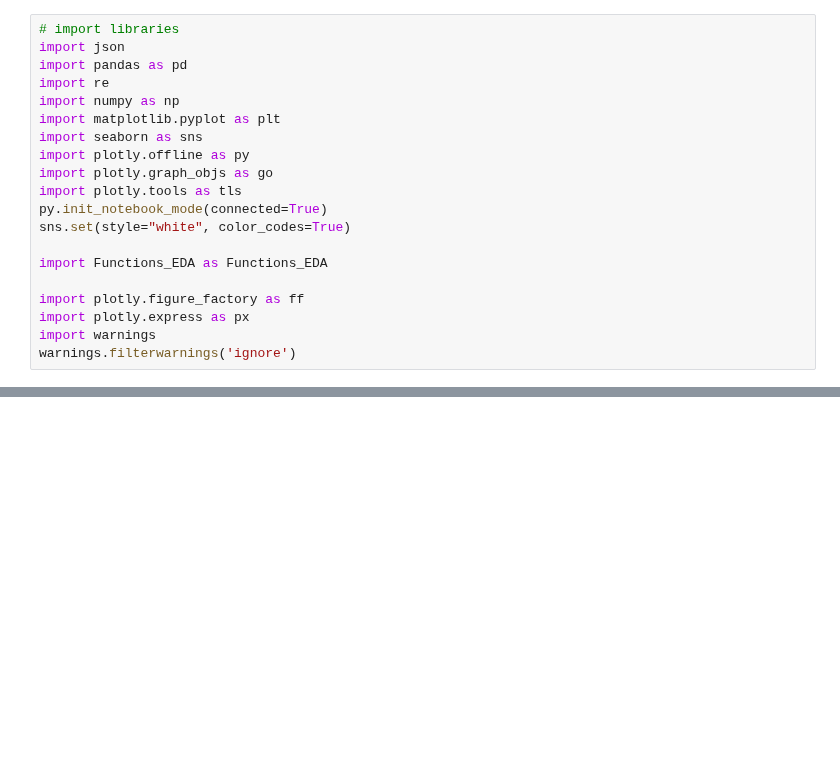
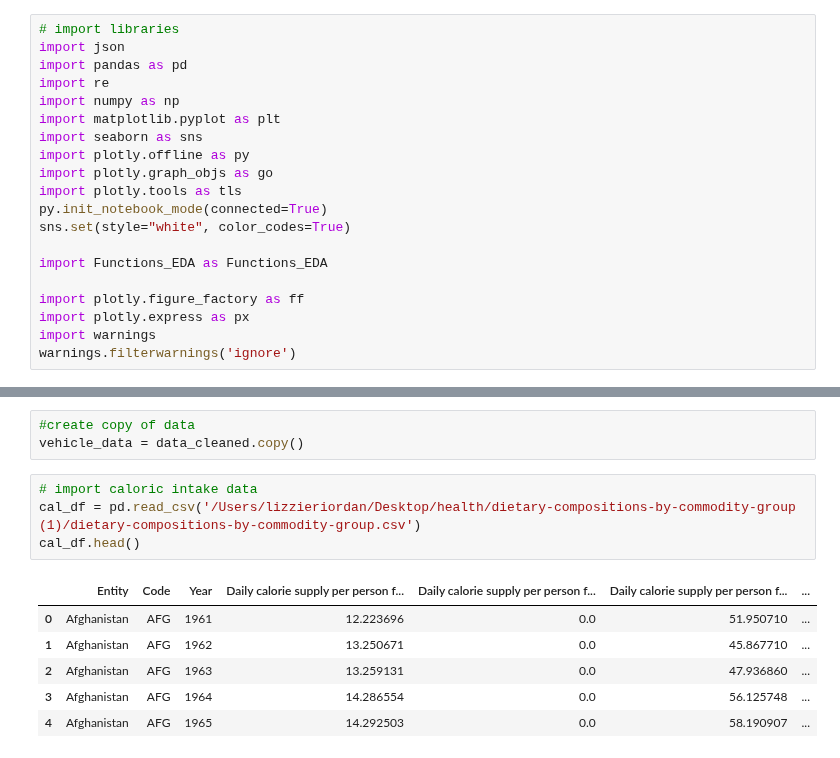
Before and after one commit to lizziefay/health_EDA, a Jupyter notebook: obesity_rates.ipynb, the cells around one changed output, grey strips where cells are left out. Drawn from its saved outputs; the diff is of its cells as text; blank space fills up the shorter version.

Commit message:
Uploaded and cleaned datasets

```diff
--- a/obesity_rates.ipynb
+++ b/obesity_rates.ipynb
@@ -22,0 +170,14 @@ warnings.filterwarnings('ignore')
+# %%
+#create copy of data
+vehicle_data = data_cleaned.copy()
+# %%
+# import caloric intake data
+cal_df = pd.read_csv('/Users/lizzieriordan/Desktop/health/dietary-compositions-by-commodity-group (1)/dietary-compositions-by-commodity-group.csv')
+cal_df.head()
+# %% [output]
+|  | Entity | Code | Year | Daily calorie supply per person f... | Daily calorie supply per person f... | Daily calorie supply per person f... | ... |
+| 0 | Afghanistan | AFG | 1961 | 12.223696 | 0.0 | 51.950710 | ... |
+| 1 | Afghanistan | AFG | 1962 | 13.250671 | 0.0 | 45.867710 | ... |
+| 2 | Afghanistan | AFG | 1963 | 13.259131 | 0.0 | 47.936860 | ... |
+| 3 | Afghanistan | AFG | 1964 | 14.286554 | 0.0 | 56.125748 | ... |
+| 4 | Afghanistan | AFG | 1965 | 14.292503 | 0.0 | 58.190907 | ... |
```
Also changed, not shown: parts of 28 cells of this notebook.
